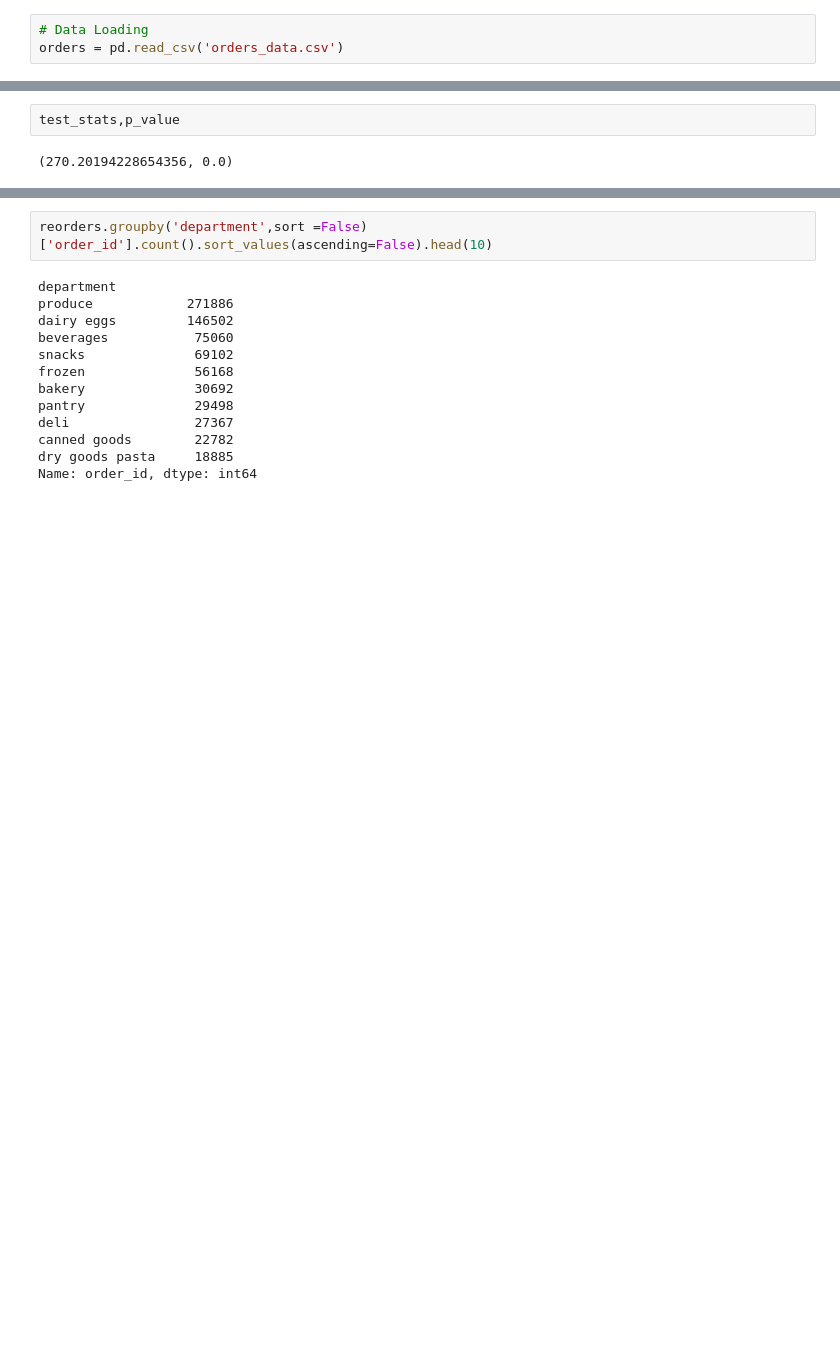
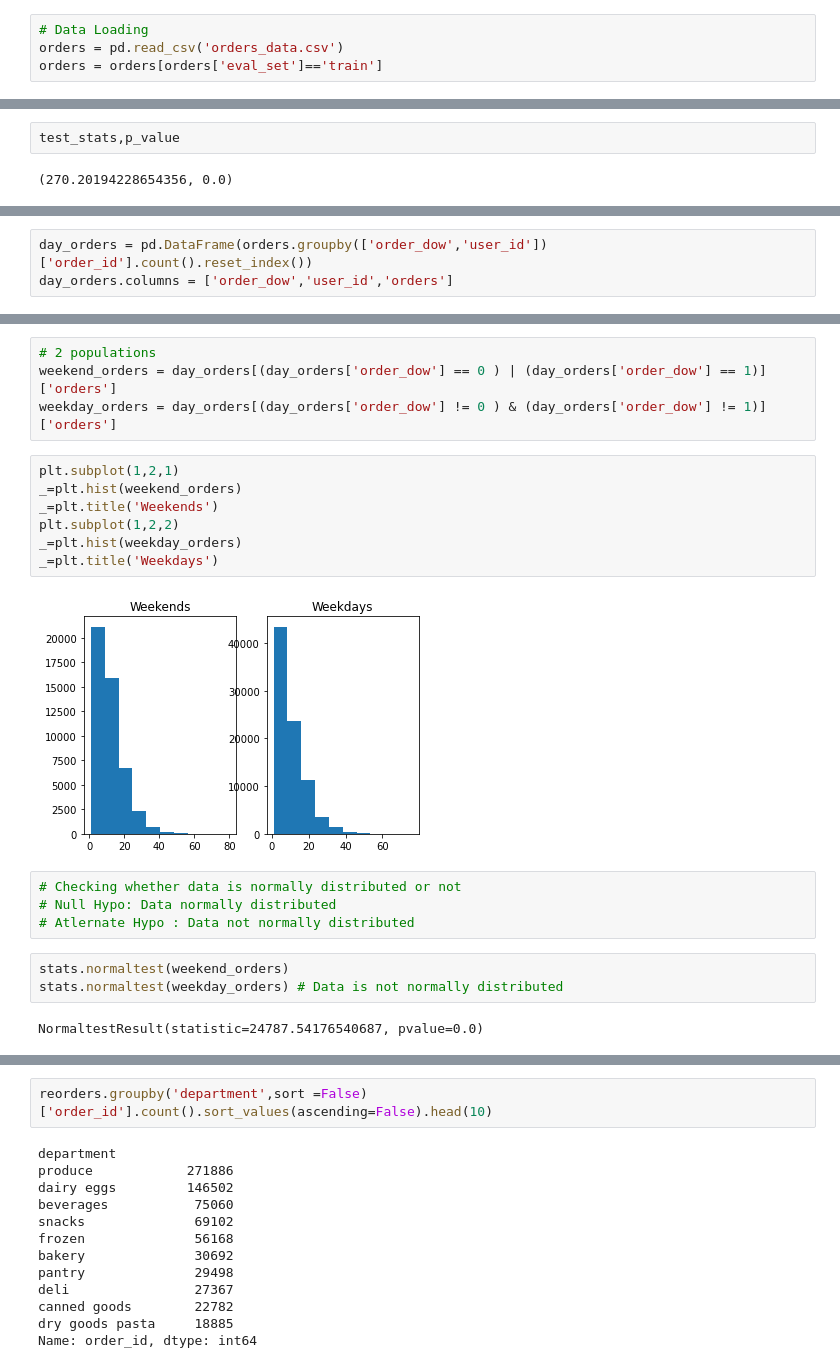
Before and after one commit to saranyakarthi4/Recommendation-Systems, a Jupyter notebook: Exploratory Data Analysis.ipynb, the cells around one changed output, grey strips where cells are left out. Drawn from its saved outputs; the diff is of its cells as text; blank space fills up the shorter version.

```diff
--- a/Exploratory Data Analysis.ipynb
+++ b/Exploratory Data Analysis.ipynb
@@ -18,6 +18,7 @@ from scipy import stats
 # %%
 # Data Loading
 orders = pd.read_csv('orders_data.csv')
+orders = orders[orders['eval_set']=='train']
 # %%
 orders.sample(5)
 # %% [output]
@@ -348,0 +358,3 @@ __This shows all products are not having reorder pct > 50%__
+# %%
+day_orders = pd.DataFrame(orders.groupby(['order_dow','user_id'])['order_id'].count().reset_index())
+day_orders.columns = ['order_dow','user_id','orders']
@@ -348,0 +370,22 @@ __This shows all products are not having reorder pct > 50%__
+# %%
+# 2 populations
+weekend_orders = day_orders[(day_orders['order_dow'] == 0 ) | (day_orders['order_dow'] == 1)]['orders']
+weekday_orders = day_orders[(day_orders['order_dow'] != 0 ) & (day_orders['order_dow'] != 1)]['orders']
+# %%
+plt.subplot(1,2,1)
+_=plt.hist(weekend_orders)
+_=plt.title('Weekends')
+plt.subplot(1,2,2)
+_=plt.hist(weekday_orders)
+_=plt.title('Weekdays')
+# %% [output]
+[figure, added]
+# %%
+# Checking whether data is normally distributed or not
+# Null Hypo: Data normally distributed
+# Atlernate Hypo : Data not normally distributed
+# %%
+stats.normaltest(weekend_orders)
+stats.normaltest(weekday_orders) # Data is not normally distributed
+# %% [output]
+NormaltestResult(statistic=24787.54176540687, pvalue=0.0)
```
Also changed, not shown: parts of 16 cells of this notebook.
